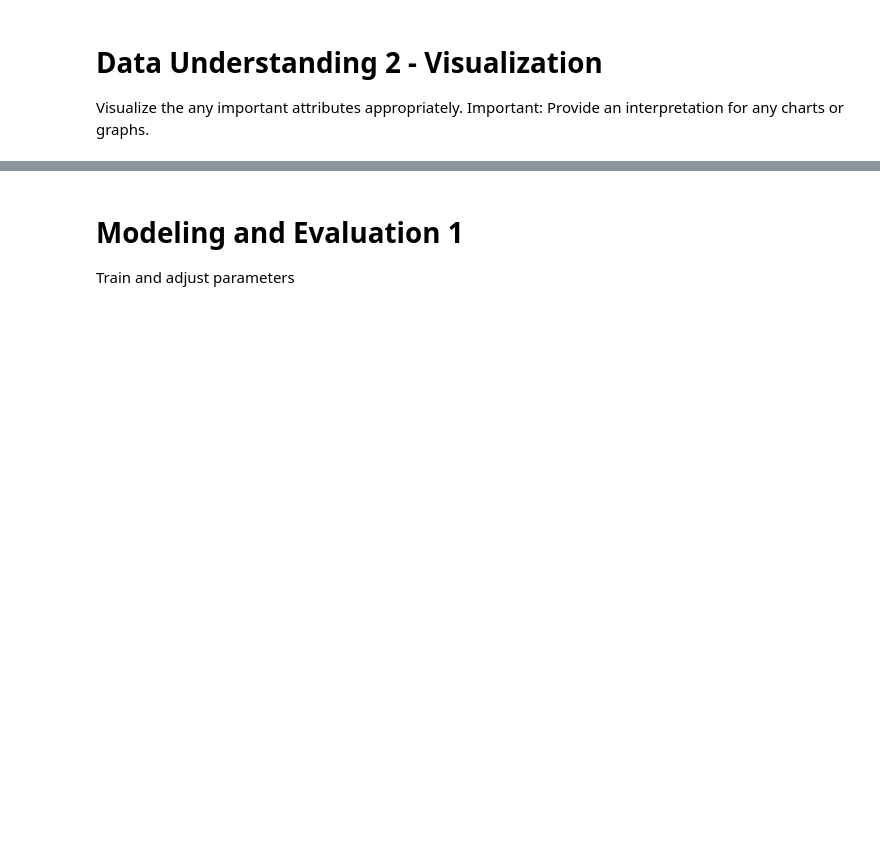
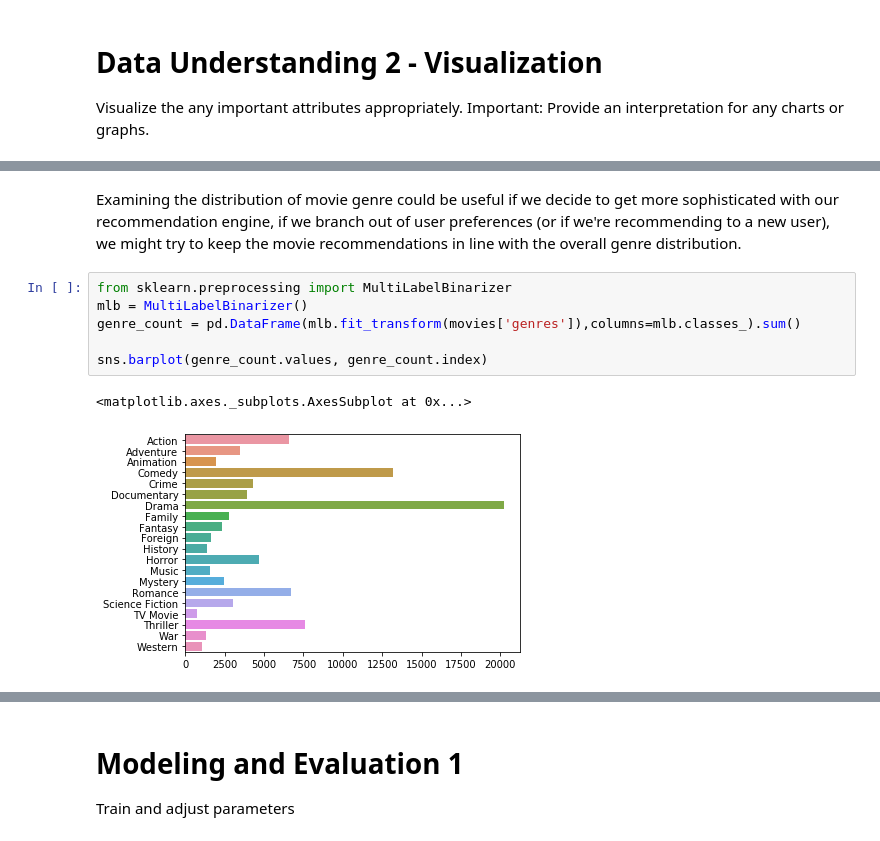
Before and after one commit to sachinac/ML7331, a Jupyter notebook: msds_7331_lab3.ipynb, the cells around one changed output, grey strips where cells are left out. Cells and saved outputs as stored; diff of their text form; blank space fills up the shorter version.

```diff
--- a/msds_7331_lab3.ipynb
+++ b/msds_7331_lab3.ipynb
@@ -385,2 +394,13 @@ Visualize the any important attributes appropriately. Important: Provide an inte
+# %% [markdown]
+Examining the distribution of movie genre could be useful if we decide to get more sophisticated with our recommendation engine, if we branch out of user preferences (or if we're recommending to a new user), we might try to keep the movie recommendations in line with the overall genre distribution.
+# %%
+from sklearn.preprocessing import MultiLabelBinarizer
+mlb = MultiLabelBinarizer()
+genre_count = pd.DataFrame(mlb.fit_transform(movies['genres']),columns=mlb.classes_).sum()
+
+sns.barplot(genre_count.values, genre_count.index)
+# %% [output]
+<matplotlib.axes._subplots.AxesSubplot at 0x...>
+[figure, added]
 # %%
 # Ratings Histogram:
```
Also changed, not shown: parts of 7 cells of this notebook.
